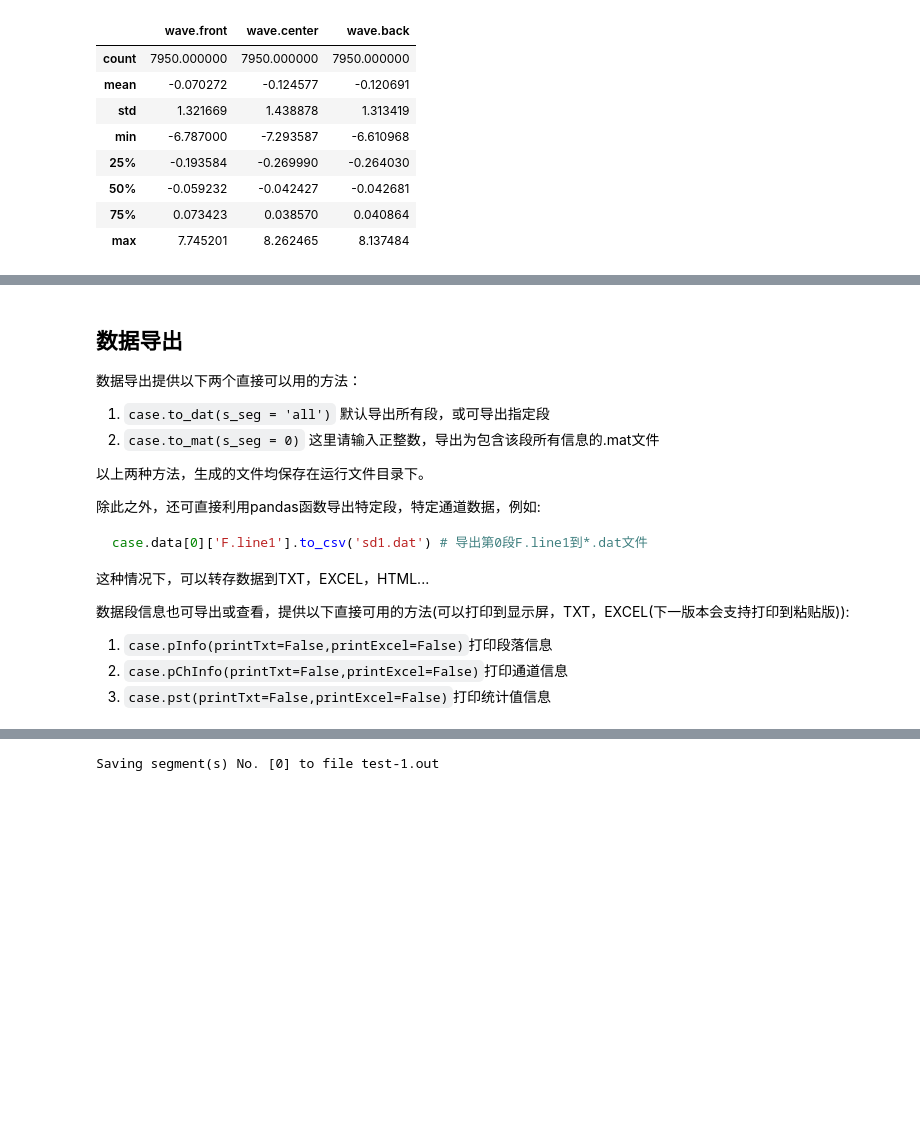
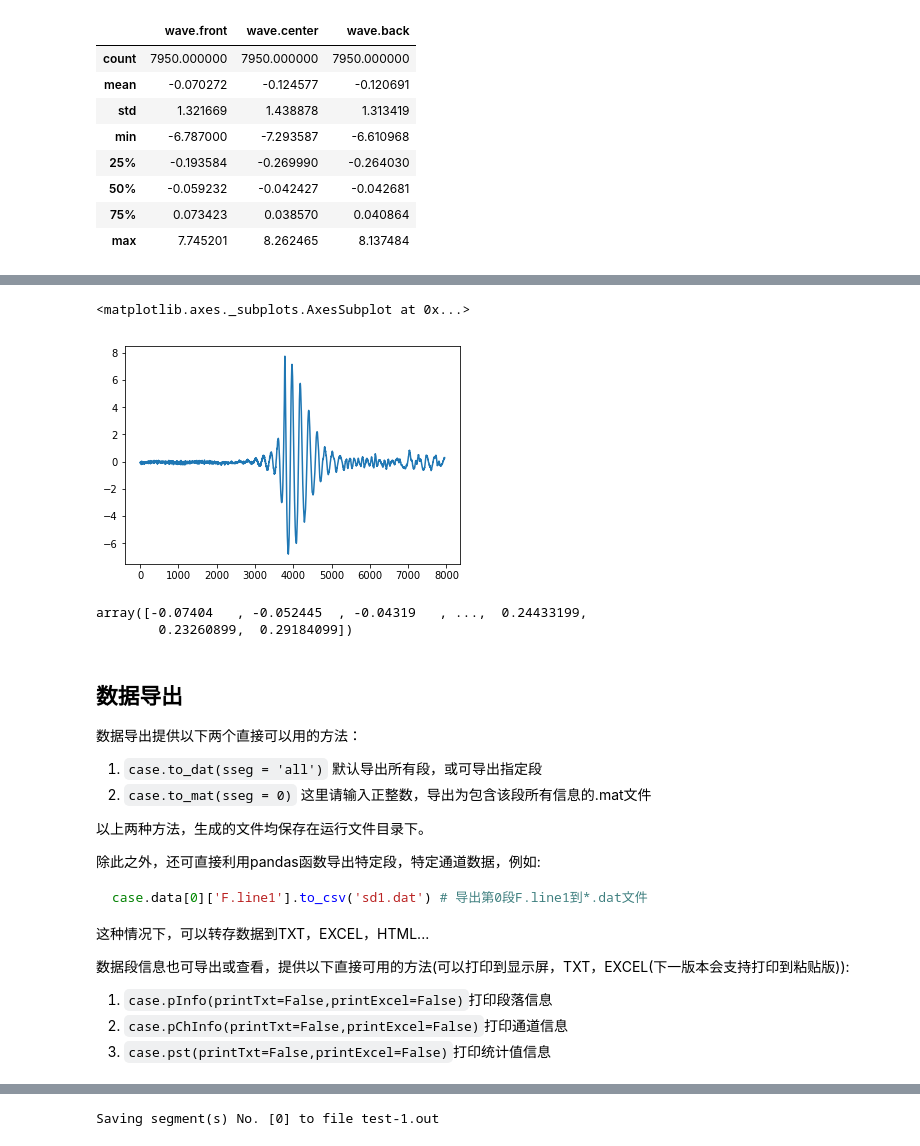
Before and after one commit to XiaoxG/pydas, a Jupyter notebook: example.ipynb, the cells around one changed output, grey strips where cells are left out. Cells and saved outputs as stored; diff of their text form; code cells hidden in the pictures; blank space fills up the shorter version.

```diff
--- a/example.ipynb
+++ b/example.ipynb
@@ -208,10 +231,23 @@ case.data[0].plot()
+# %%
+# 单独通道数据显示
+case.data[0]['wave.front'].plot()
+# %% [output]
+<matplotlib.axes._subplots.AxesSubplot at 0x...>
+[figure, added]
+# %%
+# 单独通道的数据提取
+
+case.data[0]['wave.front'].values
+# %% [output]
+array([-0.07404   , -0.052445  , -0.04319   , ...,  0.24433199,
+        0.23260899,  0.29184099])
 # %% [markdown]
 ## 数据导出
 
 数据导出提供以下两个直接可以用的方法：
 
-1. `case.to_dat(s_seg = 'all')` 默认导出所有段，或可导出指定段
-2. `case.to_mat(s_seg = 0)` 这里请输入正整数，导出为包含该段所有信息的.mat文件
+1. `case.to_dat(sseg = 'all')` 默认导出所有段，或可导出指定段
+2. `case.to_mat(sseg = 0)` 这里请输入正整数，导出为包含该段所有信息的.mat文件
 
 以上两种方法，生成的文件均保存在运行文件目录下。
 
```
Also changed, not shown: parts of 18 cells of this notebook.
